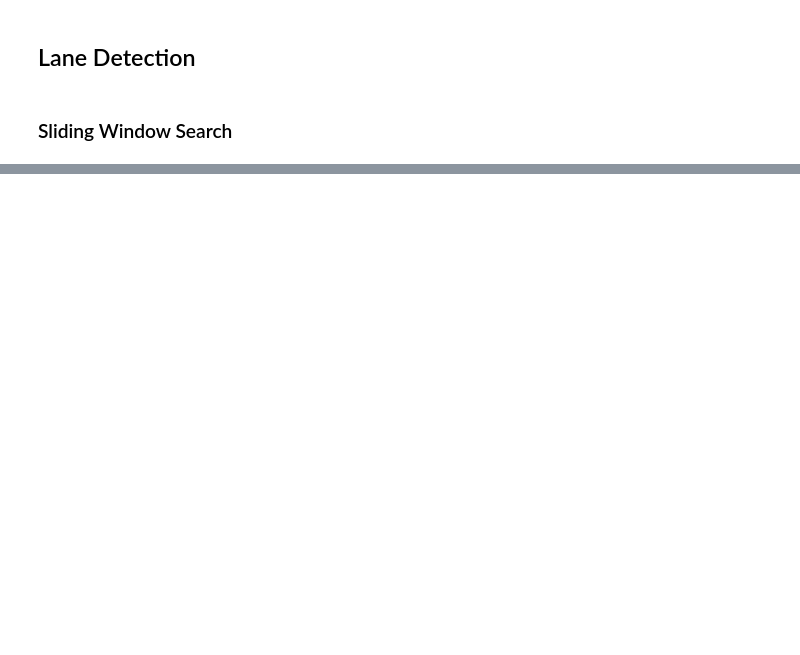
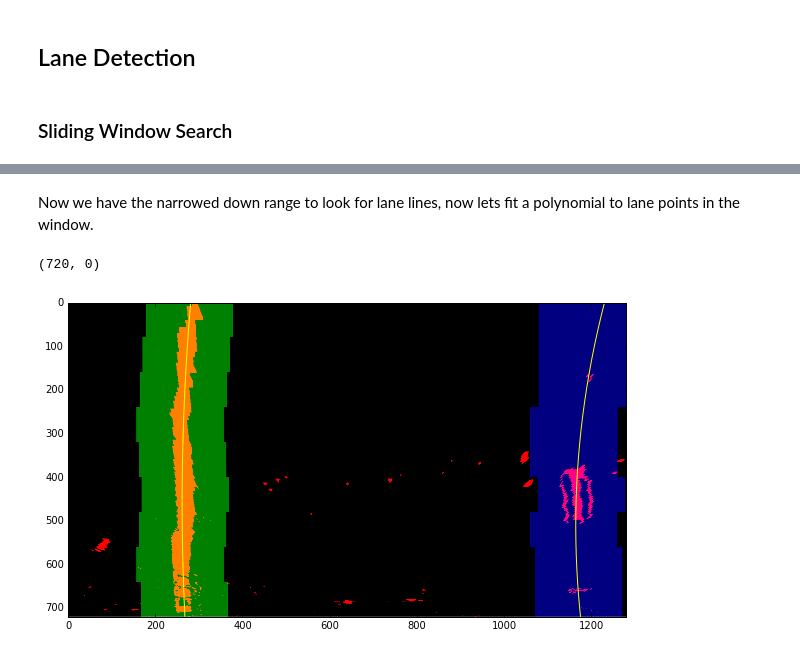
Before and after one commit to rajatsharma01/CarND-Advanced-Lane-Lines, a Jupyter notebook: AdvanceLaneFinding.ipynb, the cells around one changed output, grey strips where cells are left out. Cells and saved outputs as stored; diff of their text form; code cells hidden in the pictures; blank space fills up the shorter version.

Commit message:
Polynomial fit for lane lines

```diff
--- a/AdvanceLaneFinding.ipynb
+++ b/AdvanceLaneFinding.ipynb
@@ -354,0 +355,24 @@ plt.imshow(window_image)
+# %% [markdown]
+Now we have the narrowed down range to look for lane lines, now lets fit a polynomial to lane points in the window.
+# %%
+def fit_polynomial(img, mask):
+    lane_image = np.bitwise_and(img, mask)
+    nonzero = lane_image.nonzero()
+    lanex = nonzero[1]
+    laney = nonzero[0]
+    return np.polyfit(laney, lanex, 2)
+
+left_fit = fit_polynomial(warped_image, l_mask)
+right_fit = fit_polynomial(warped_image, r_mask)
+ploty = np.linspace(0, warped_image.shape[0]-1, num=warped_image.shape[0])
+left_fitx = left_fit[0]*ploty**2 + left_fit[1]*ploty + left_fit[2]
+right_fitx = right_fit[0]*ploty**2 + right_fit[1]*ploty + right_fit[2]
+plt.figure(figsize=(10,15))
+plt.imshow(window_image)
+plt.plot(left_fitx, ploty, color='yellow')
+plt.plot(right_fitx, ploty, color='yellow')
+plt.xlim(0, warped_image.shape[1])
+plt.ylim(warped_image.shape[0], 0)
+# %% [output]
+(720, 0)
+[figure, added]
```
Also changed, not shown: parts of 5 cells of this notebook.
